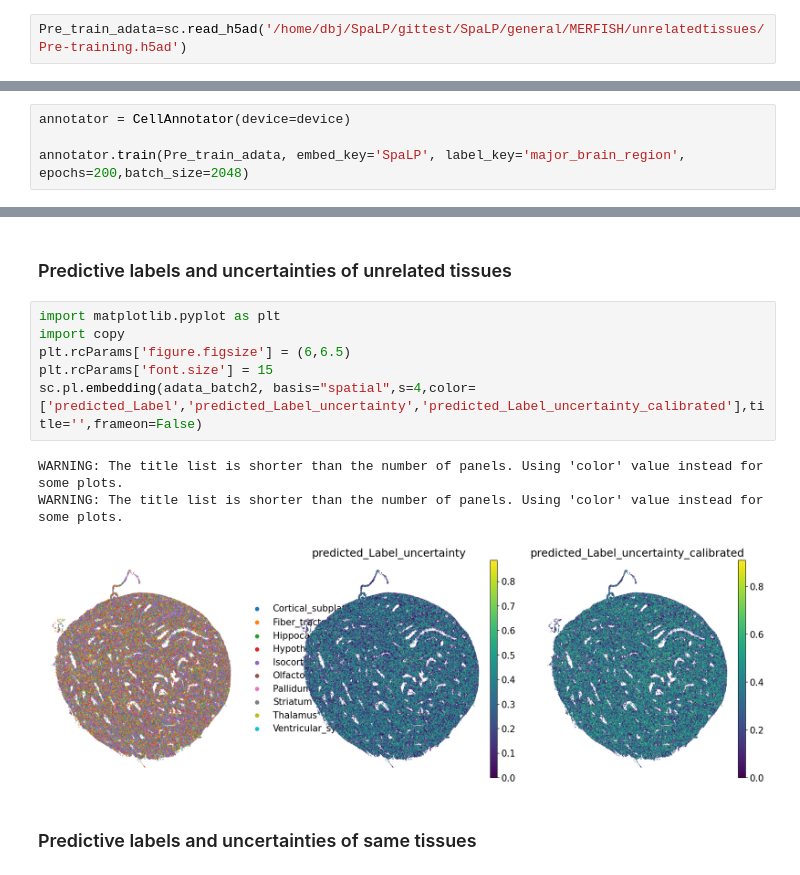
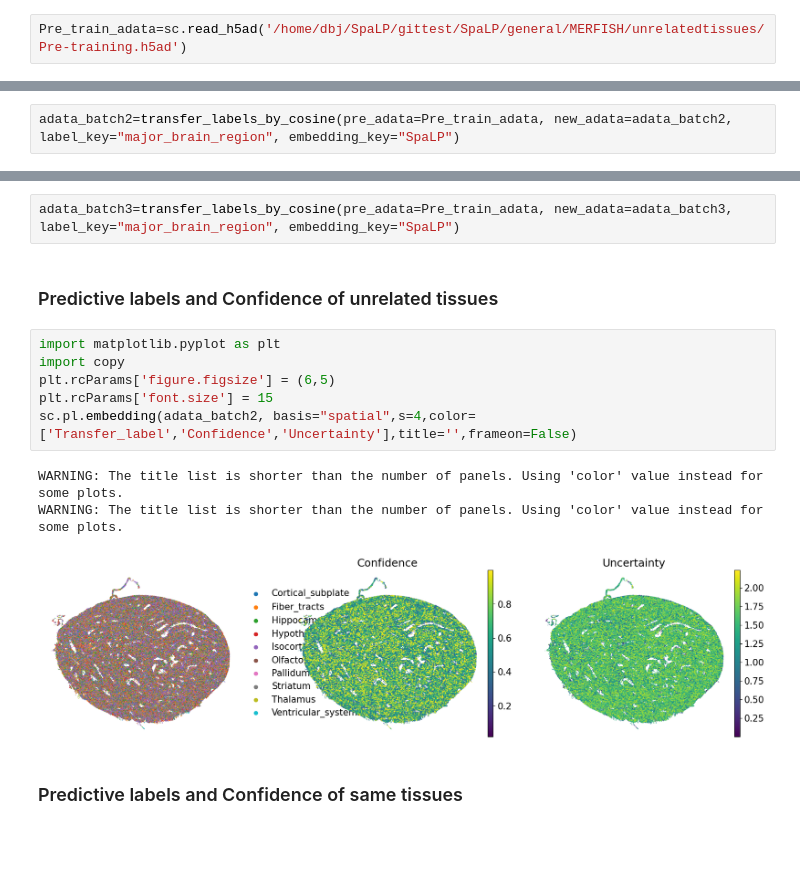
Before and after one commit to dbjzs/SpaLP_benchmark, a Jupyter notebook: Additional_foundation_validation/Unrelated_tissues.ipynb, the cells around one changed output, grey strips where cells are left out. Saved outputs shown, nothing was run; the diff lists cells and outputs as text; blank space fills up the shorter version.

```diff
--- a/Additional_foundation_validation/Unrelated_tissues.ipynb
+++ b/Additional_foundation_validation/Unrelated_tissues.ipynb
@@ -121,4 +120,0 @@ Pre_train_adata=sc.read_h5ad('/home/dbj/SpaLP/gittest/SpaLP/general/MERFISH/unre
-# %%
-annotator = CellAnnotator(device=device)
-
-annotator.train(Pre_train_adata, embed_key='SpaLP', label_key='major_brain_region', epochs=200,batch_size=2048)
@@ -146 +121,3 @@ AnnData object with n_obs × n_vars = 198248 × 1098
+# %%
+adata_batch2=transfer_labels_by_cosine(pre_adata=Pre_train_adata, new_adata=adata_batch2, label_key="major_brain_region", embedding_key="SpaLP")
 # %% [markdown]
@@ -159,17 +125,19 @@ AnnData object with n_obs × n_vars = 42854 × 1098
+# %%
+adata_batch3=transfer_labels_by_cosine(pre_adata=Pre_train_adata, new_adata=adata_batch3, label_key="major_brain_region", embedding_key="SpaLP")
 # %% [markdown]
-### Predictive labels and uncertainties of unrelated tissues
+### Predictive labels and Confidence of unrelated tissues
 # %%
 import matplotlib.pyplot as plt
 import copy
-plt.rcParams['figure.figsize'] = (6,6.5)
+plt.rcParams['figure.figsize'] = (6,5)
 plt.rcParams['font.size'] = 15
-sc.pl.embedding(adata_batch2, basis="spatial",s=4,color=['predicted_Label','predicted_Label_uncertainty','predicted_Label_uncertainty_calibrated'],title='',frameon=False)
+sc.pl.embedding(adata_batch2, basis="spatial",s=4,color=['Transfer_label','Confidence','Uncertainty'],title='',frameon=False)
 # %% [output]
 WARNING: The title list is shorter than the number of panels. Using 'color' value instead for some plots.
 WARNING: The title list is shorter than the number of panels. Using 'color' value instead for some plots.
-[figure, old version]
+[figure, new version]
 # %% [markdown]
-### Predictive labels and uncertainties of same tissues
+### Predictive labels and Confidence of same tissues
 # %%
 import matplotlib.pyplot as plt
 import copy
```
Also changed, not shown: parts of 10 cells of this notebook.
